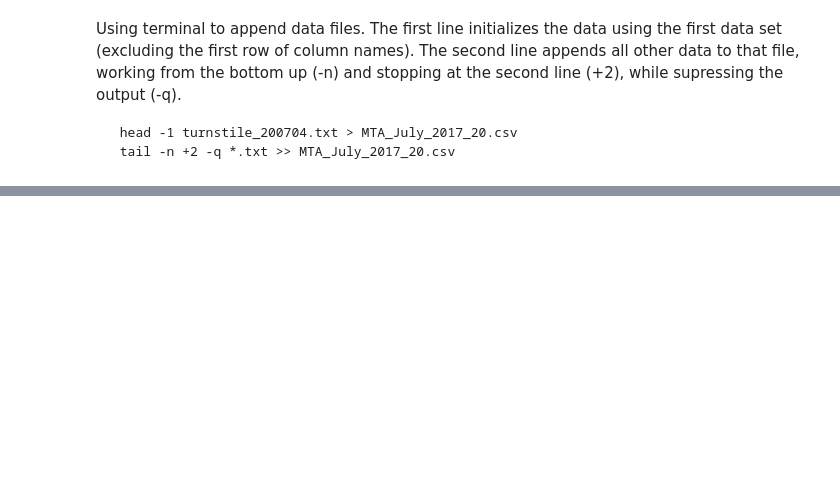
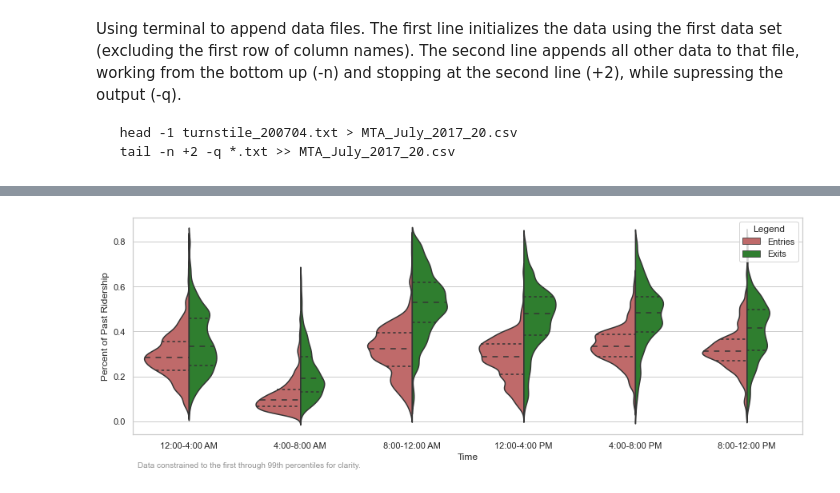
Before and after one commit to ptgoff/Metis_EDA_Project, a Jupyter notebook: EDA_Project.ipynb, the cells around one changed output, grey strips where cells are left out. Saved outputs shown, nothing was run; the diff lists cells and outputs as text; code cells hidden in the pictures; blank space fills up the shorter version.

```diff
--- a/EDA_Project.ipynb
+++ b/EDA_Project.ipynb
@@ -186,0 +483,6 @@ mta_body.head()
+# %%
+mta_final['id1'] = mta_final.groupby(['CA', 'UNIT', 'SCP', 'STATION']).ngroup()
+print(f"Total observations:   {mta_final.shape[0]:,}")
+print("Unique Turnstyles:   ", mta_final.id.nunique())
+print("Unique Stations:     ", mta_final['STATION'].nunique())
+print("Unique Complex IDs:  ", mta_final['complex_id'].nunique())
@@ -186,0 +798,12 @@ mta_body.head()
+# %%
+# Quick reshape to use the "hue" function in seaborn violin plot
+mta_timeblockgr = mta_timeblock.loc[:,('TIME_BLOCK', 'complex_id', 'ENTRIES_PCT')]
+mta_timeblockgr.rename(columns={'ENTRIES_PCT': 'PCT'}, inplace=True)
+mta_timeblockgr['Legend'] = 'Entries'
+mta_timeblockgr.head()
+
+mta_timeblockgr2 = mta_timeblock.loc[:,('TIME_BLOCK', 'complex_id', 'EXITS_PCT')]
+mta_timeblockgr2.rename(columns={'EXITS_PCT': 'PCT'}, inplace=True)
+mta_timeblockgr2['Legend'] = 'Exits'
+mta_timeblockgr2.head()
+mta_timeblockgr3 = mta_timeblockgr.append(mta_timeblockgr2)
@@ -186,0 +822,21 @@ mta_body.head()
+# %%
+import seaborn as sns
+my_pal = {"Exits": 'forestgreen', "Entries": 'indianred'}
+
+sns.set_theme(style="whitegrid")
+fig, ax = plt.subplots(figsize=(15, 5))
+ax = sns.violinplot(x='TIME_BLOCK',
+                    y='PCT',
+                    hue='Legend',
+                    data=mta_timeblockgr3,
+                    bw=.2,
+                    inner='quartile',
+                    split=True,
+                    order=['12:00-4:00 AM','4:00-8:00 AM','8:00-12:00 AM','12:00-4:00 PM','4:00-8:00 PM','8:00-12:00 PM'],
+                    palette=my_pal)
+plt.xlabel("Time")
+plt.ylabel("Percent of Past Ridership")
+plt.figtext(0.13, 0.01, 'Data constrained to the first through 99th percentiles for clarity.', horizontalalignment='left', alpha=0.5, fontsize='small')
+plt.savefig('mta_timeblock.png')
+# %% [output]
+[figure, added]
```
Also changed, not shown: parts of 95 cells of this notebook, 18 other files.
